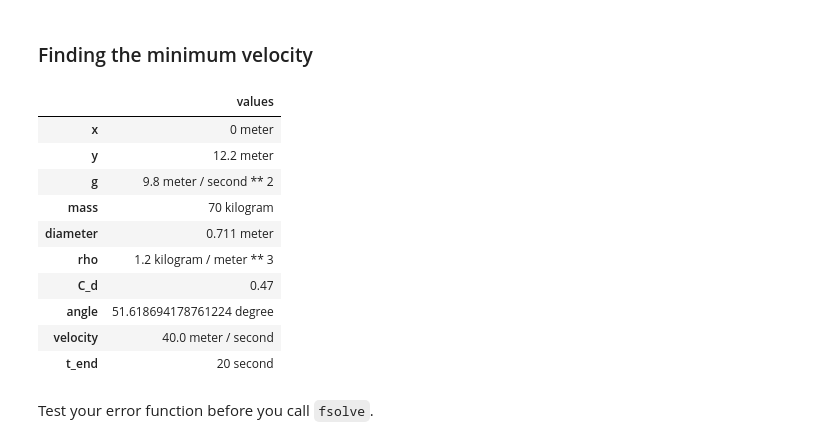
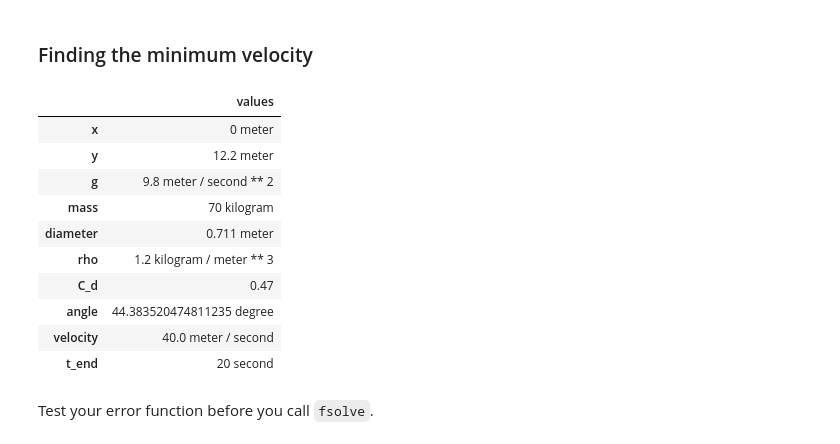
Before and after one commit to MellieZito/Project-3, a Jupyter notebook: code/OlinLaunch.ipynb, the cells around one changed output. Cells and saved outputs as stored; diff of their text form; code cells hidden in the pictures.

```diff
--- a/code/OlinLaunch.ipynb
+++ b/code/OlinLaunch.ipynb
@@ -140,7 +140,8 @@ def event_func_range (state, t, system):
     returns: y coordinate
     """
     x, y, vx, vy = state
-    return y
+    return y - 15.74 * m
 
+event_func_range.direction = -1
 event_func_range(system.init, 0, system)
 # %% [output]
@@ -188,9 +189,9 @@ def range_func(angle, params):
 
     returns: distance in meters
     """
-    params = Params(params, angle=angle)
-    system = make_system(params)
-    results, details = run_ode_solver(system, slope_func, events=event_func_range)
+    params_range = Params(params, angle=angle)
+    system_range = make_system(params_range)
+    results, details = run_ode_solver(system_range, slope_func, events=event_func_range)
     x_dist = get_last_value(results.x) * m
     return x_dist
 
@@ -234,5 +235,9 @@ Saving figure to file figs/OlinLaunch-fig02.pdf
 # %%
-results_height = max_bounded(height_func, [0, 90], params)
-optimal_angle = results_height.x
-print(optimal_angle, results_height.fun)
+results_range = max_bounded(range_func, [0, 90], params)
+optimal_angle = results_range.x
+print(optimal_angle, results_range.fun)
+
+# results_height = max_bounded(height_func, [0, 90], params)
+# optimal_angle = results_height.x
+# print(optimal_angle, results_height.fun)
 # %% [output]
@@ -242,26 +247,26 @@ With initial velocity 40 m/s and an optimal launch angle, the person soars over
 # %% [markdown]
 ### Finding the minimum velocity
 # %%
-params = Params(x = 0 * m, #original x position
+params_min = Params(x = 0 * m, #original x position
                 y = 12.2 * m, #original y position (12.2 is the height of the edge of West Hall)
                 g = 9.8 * m/s**2, #acceleration due to gravity
                 mass = 70 * kg, #average mass of a human adult
                 diameter = 0.711 * m, #average diameter of a balled-up human (based off Annie)
                 rho = 1.2 * kg/m**3, #density of air
                 C_d = 0.47, #drag coefficient of a sphere
-                angle = results.x * degree, #initial launch angle
+                angle = results_range.x * degree, #initial launch angle
                 velocity = 40 * m / s, #initial launch velocity
                 t_end = 20 * s) #point at which to end the simulation
 # %% [output]
 |  | values |
 | x | 0 meter |
 | y | 12.2 meter |
 | g | 9.8 meter / second ** 2 |
 | mass | 70 kilogram |
 | diameter | 0.711 meter |
 | rho | 1.2 kilogram / meter ** 3 |
 | C_d | 0.47 |
-| angle | 51.618694178761224 degree |
+| angle | 44.383520474811235 degree |
 | velocity | 40.0 meter / second |
 | t_end | 20 second |
 # %%
```
Also changed, not shown: parts of 14 cells of this notebook.
